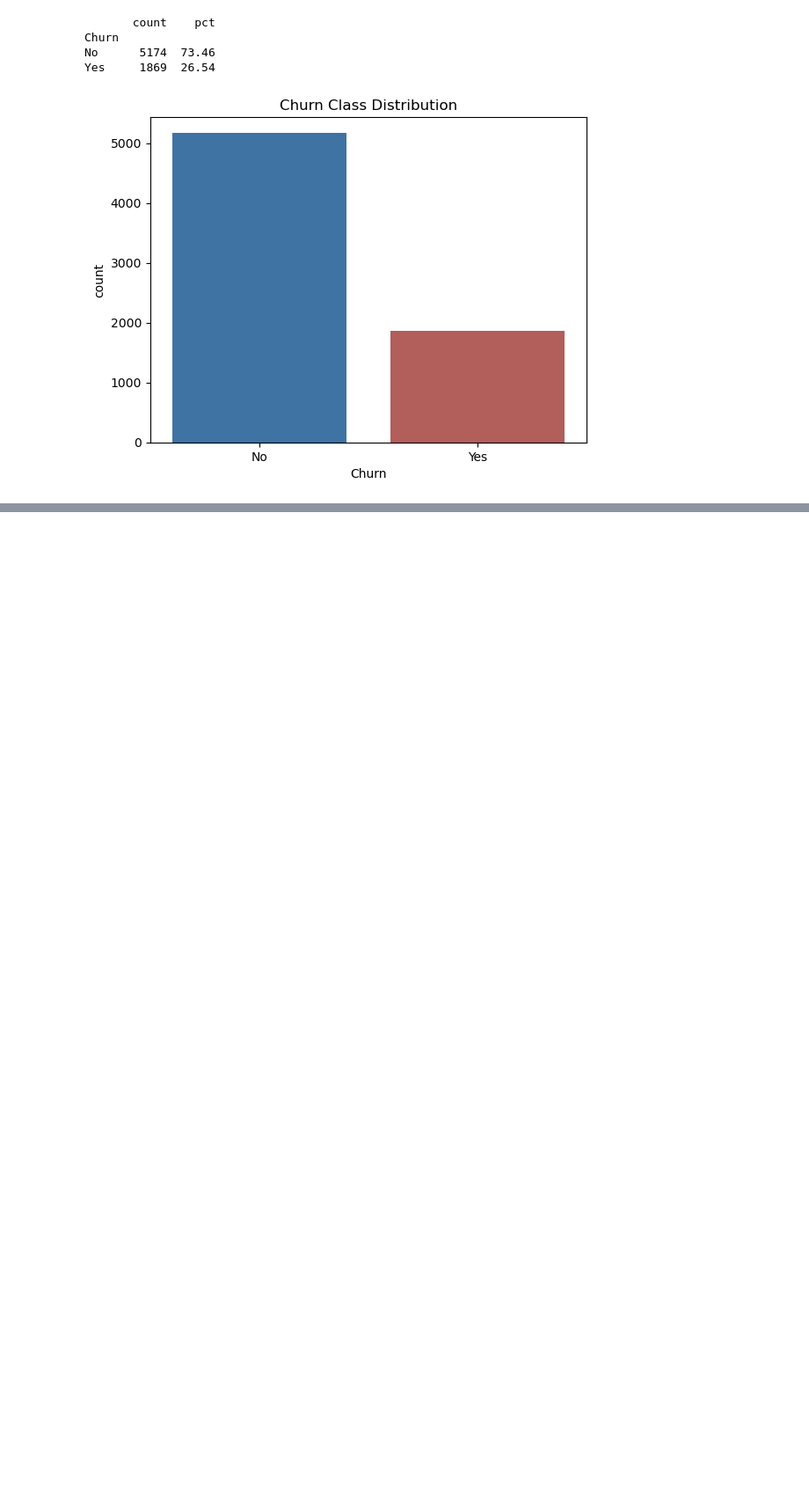
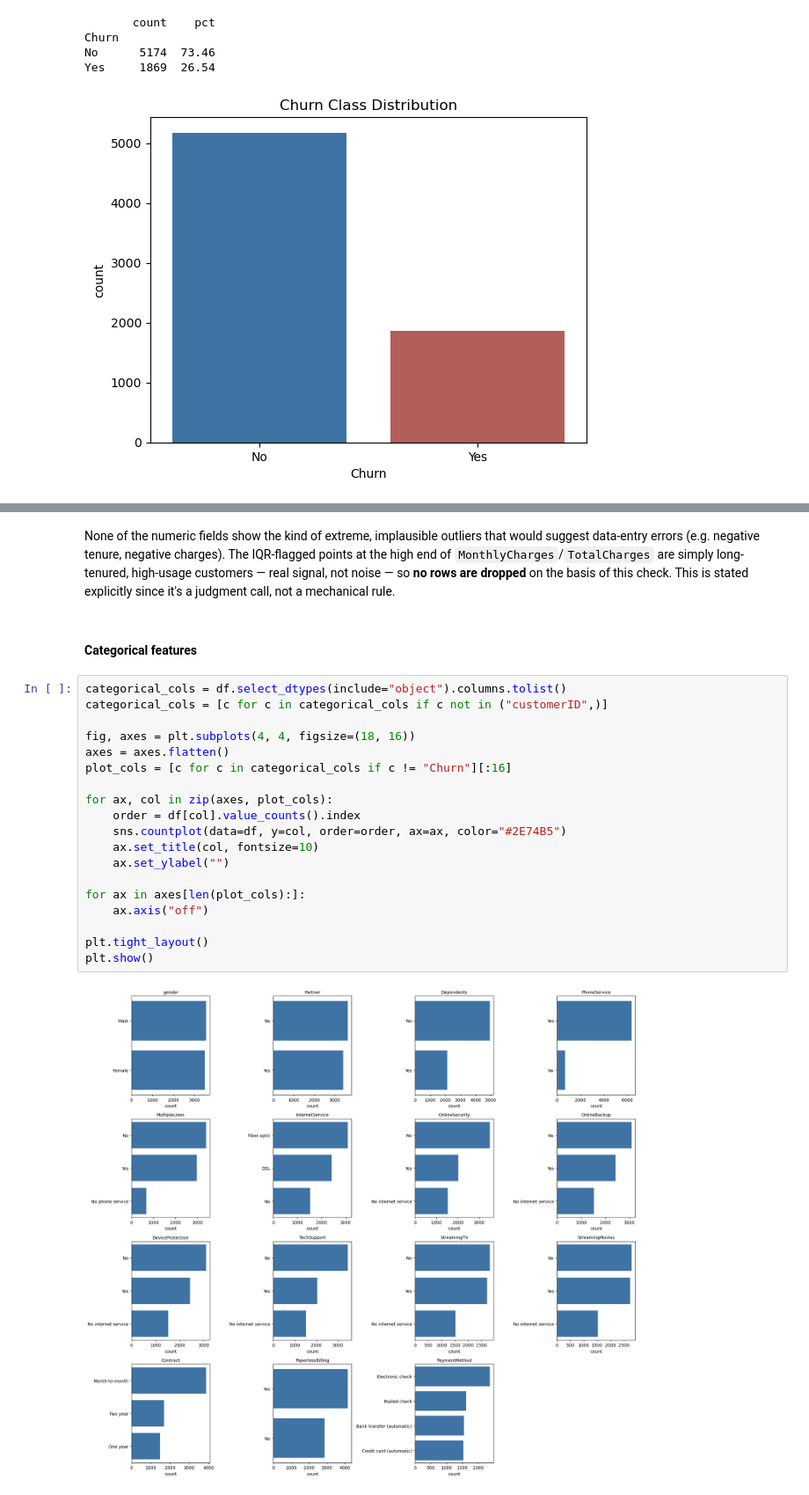
Before and after one commit to danielowuor/Customer-Retention-Intelligence-System, a Jupyter notebook: notebooks/01_eda_and_data_quality.ipynb, the cells around one changed output, grey strips where cells are left out. Shown at 88% size. Drawn from its saved outputs; the diff is of its cells as text; blank space fills up the shorter version.

Commit message:
feat(eda): review feature distribution and add data leakage checks

```diff
--- a/notebooks/01_eda_and_data_quality.ipynb
+++ b/notebooks/01_eda_and_data_quality.ipynb
@@ -230,0 +265,25 @@ This indicates a moderate class imbalance with churn rate at 26%. this inform us
+# %% [markdown]
+None of the numeric fields show the kind of extreme, implausible outliers that would suggest data-entry errors (e.g. negative tenure, negative charges). The IQR-flagged points at the high end of `MonthlyCharges`/`TotalCharges` are simply long-tenured, high-usage customers — real signal, not noise — so **no rows are dropped** on the basis of this check. This is stated explicitly since it's a judgment call, not a mechanical rule.
+# %% [markdown]
+#### Categorical features
+# %%
+categorical_cols = df.select_dtypes(include="object").columns.tolist()
+categorical_cols = [c for c in categorical_cols if c not in ("customerID",)]
+
+fig, axes = plt.subplots(4, 4, figsize=(18, 16))
+axes = axes.flatten()
+plot_cols = [c for c in categorical_cols if c != "Churn"][:16]
+
+for ax, col in zip(axes, plot_cols):
+    order = df[col].value_counts().index
+    sns.countplot(data=df, y=col, order=order, ax=ax, color="#2E74B5")
+    ax.set_title(col, fontsize=10)
+    ax.set_ylabel("")
+
+for ax in axes[len(plot_cols):]:
+    ax.axis("off")
+
+plt.tight_layout()
+plt.show()
+# %% [output]
+[figure, added]
```
Also changed, not shown: parts of 11 cells of this notebook.
